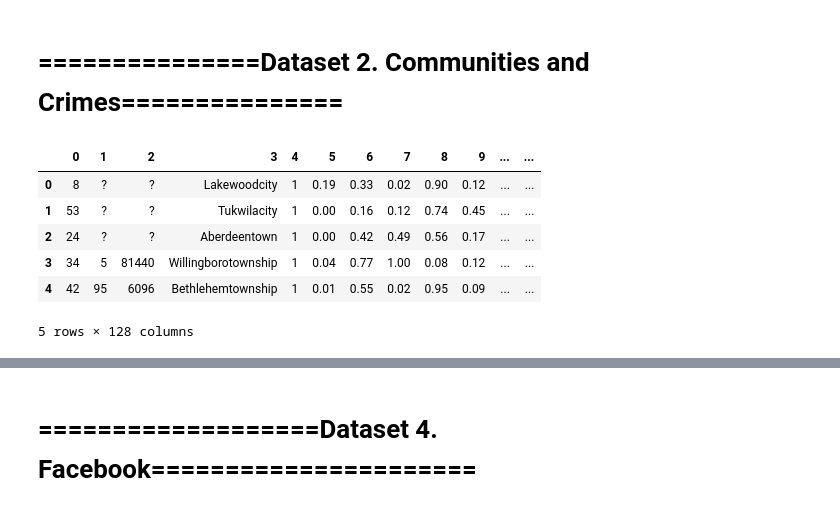
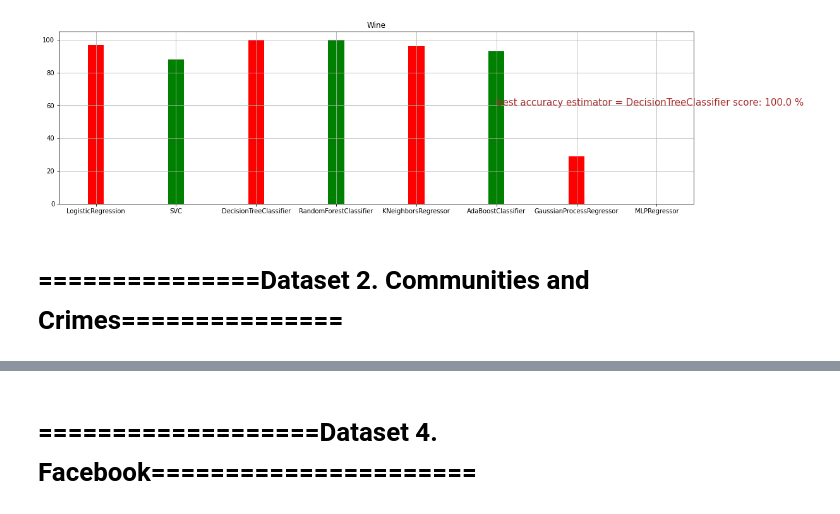
Before and after one commit to weilien717/Machine-Learning-with-scikit-learn-and-real-life-data, a Jupyter notebook: default/RegressionModels.ipynb, the cells around one changed output, grey strips where cells are left out. Saved outputs shown, nothing was run; the diff lists cells and outputs as text; code cells hidden in the pictures.

```diff
--- a/default/RegressionModels.ipynb
+++ b/default/RegressionModels.ipynb
@@ -30,36 +199,22 @@ from datetime import datetime
 
 whiteWine = pd.read_csv('resources2/winequality-white.csv',sep=';')
 redWine = pd.read_csv('resources2/winequality-red.csv',sep=';')
+color =[]
 # 0 is for white color and 1 is for red color
-whiteWine['color'] = 0
-redWine['color'] = 1
+for i in range(len(whiteWine)):
+    color.append(0)
+for j in range(len(redWine)):
+    color.append(1)
+
 
 bothWines = pd.concat([whiteWine, redWine], axis=0)
+bothWines['color'] = color
 
-# Preparing the data
-
-### Validating the data
-
-# checking if the data contains any missing or null values
-print(bothWines.isnull().sum())
-bothWines.head(10)
-bothWines.head(-10)
-
-### optimising the data
-
-# finding the correlation matrix among the variables
-wine_corr = bothWines.corr()
-wine_corr
+X = bothWines.drop('quality', axis='columns')
+y = bothWines['quality']
 
 
-qualityCorrAbsValue = wine_corr['quality'].abs()
-mainFeatures = qualityCorrAbsValue[qualityCorrAbsValue > 0.05].index.values.tolist()
+X_trn_wine,X_tst_wine,y_trn_wine,y_tst_wine = train_test_split(wx,wy,random_state=0,stratify=wy)
 
-
-
-### Final dataset and, training and testing datasets
-
-wx = bothWines[mainFeatures]
-wy = bothWines['quality']
-wx_train,wx_test,wy_train,wy_test = train_test_split(wx,wy,random_state=0,stratify=wy)
+display(bothWines)
 # %% [output]
@@ -79,0 +234,4 @@ dtype: int64
+# %%
+%%time
+wine_estimators, wine_scores = train_with_all_classifier(X_trn_wine, y_trn_wine,
+                                                                 'Wine', X_tst_wine,y_tst_wine)
@@ -80,14 +256,6 @@ dtype: int64
+# %%
+plotBarGraph(wine_scores, 'Wine')
+# %% [output]
+[figure, added]
 # %% [markdown]
 # ===============Dataset 2. Communities and Crimes===============
-# %%
-crimeData = pd.read_csv('resources2/communities.data', header=None, skipinitialspace=True)
-
-crimeData.head()
-# %% [output]
-|  | 0 | 1 | 2 | 3 | 4 | 5 | 6 | 7 | 8 | 9 | ... | ... |
-| 0 | 8 | ? | ? | Lakewoodcity | 1 | 0.19 | 0.33 | 0.02 | 0.90 | 0.12 | ... | ... |
-| 1 | 53 | ? | ? | Tukwilacity | 1 | 0.00 | 0.16 | 0.12 | 0.74 | 0.45 | ... | ... |
-| 2 | 24 | ? | ? | Aberdeentown | 1 | 0.00 | 0.42 | 0.49 | 0.56 | 0.17 | ... | ... |
-| 3 | 34 | 5 | 81440 | Willingborotownship | 1 | 0.04 | 0.77 | 1.00 | 0.08 | 0.12 | ... | ... |
-| 4 | 42 | 95 | 6096 | Bethlehemtownship | 1 | 0.01 | 0.55 | 0.02 | 0.95 | 0.09 | ... | ... |
-5 rows × 128 columns
```
Also changed, not shown: parts of 46 cells of this notebook.
